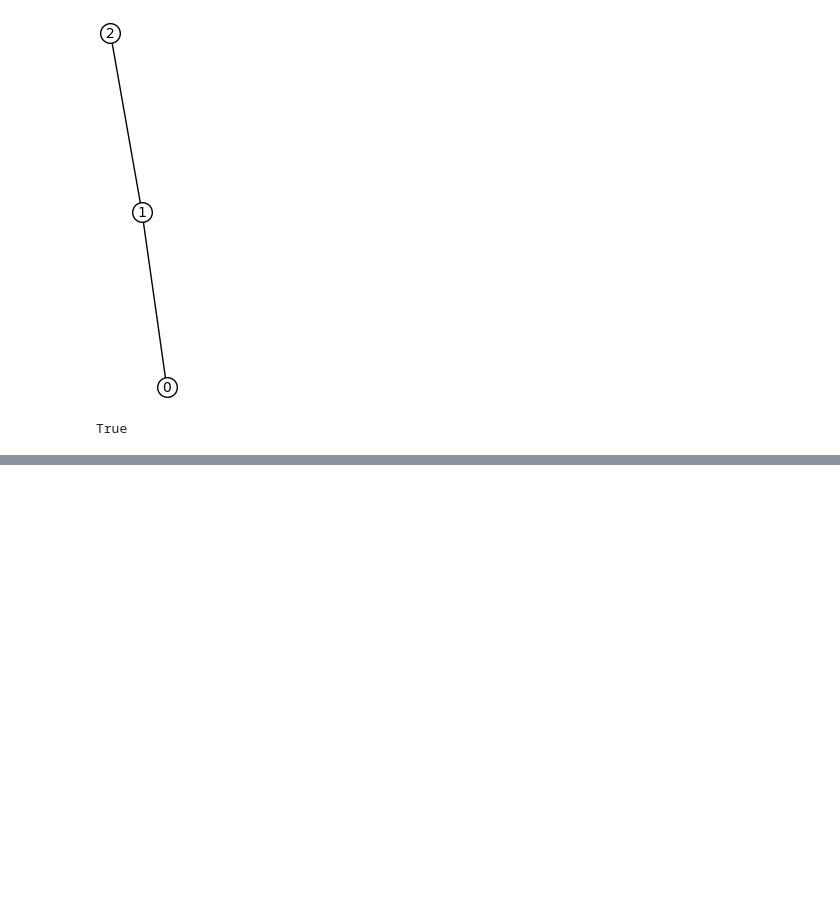
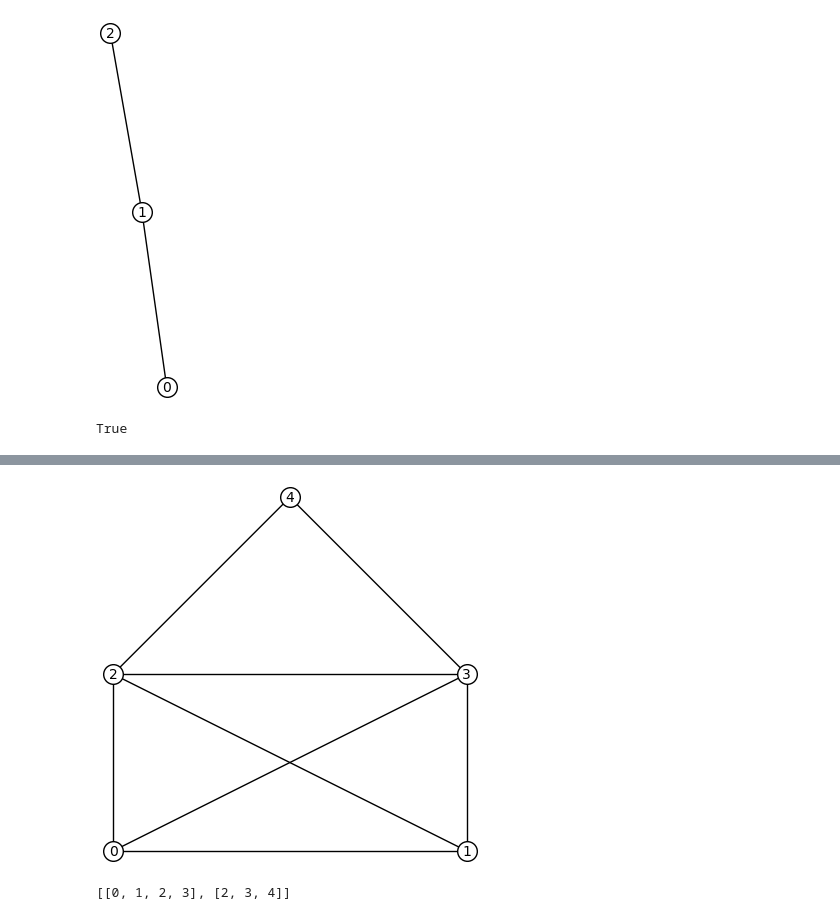
Before and after one commit to pgrepds/sagemath-playground, a Jupyter notebook: graphs.ipynb, the cells around one changed output, grey strips where cells are left out. Drawn from its saved outputs; the diff is of its cells as text; code cells hidden in the pictures; blank space fills up the shorter version.

```diff
--- a/graphs.ipynb
+++ b/graphs.ipynb
@@ -230,0 +246,8 @@ True
+# %%
+# Print the maximal cliques of a graph
+g=graphs.HouseXGraph()
+g.show()
+print(g.cliques_maximal())
+# %% [output]
+[figure, added]
+[[0, 1, 2, 3], [2, 3, 4]]
```
Also changed, not shown: parts of 8 cells of this notebook, 1 other file.
